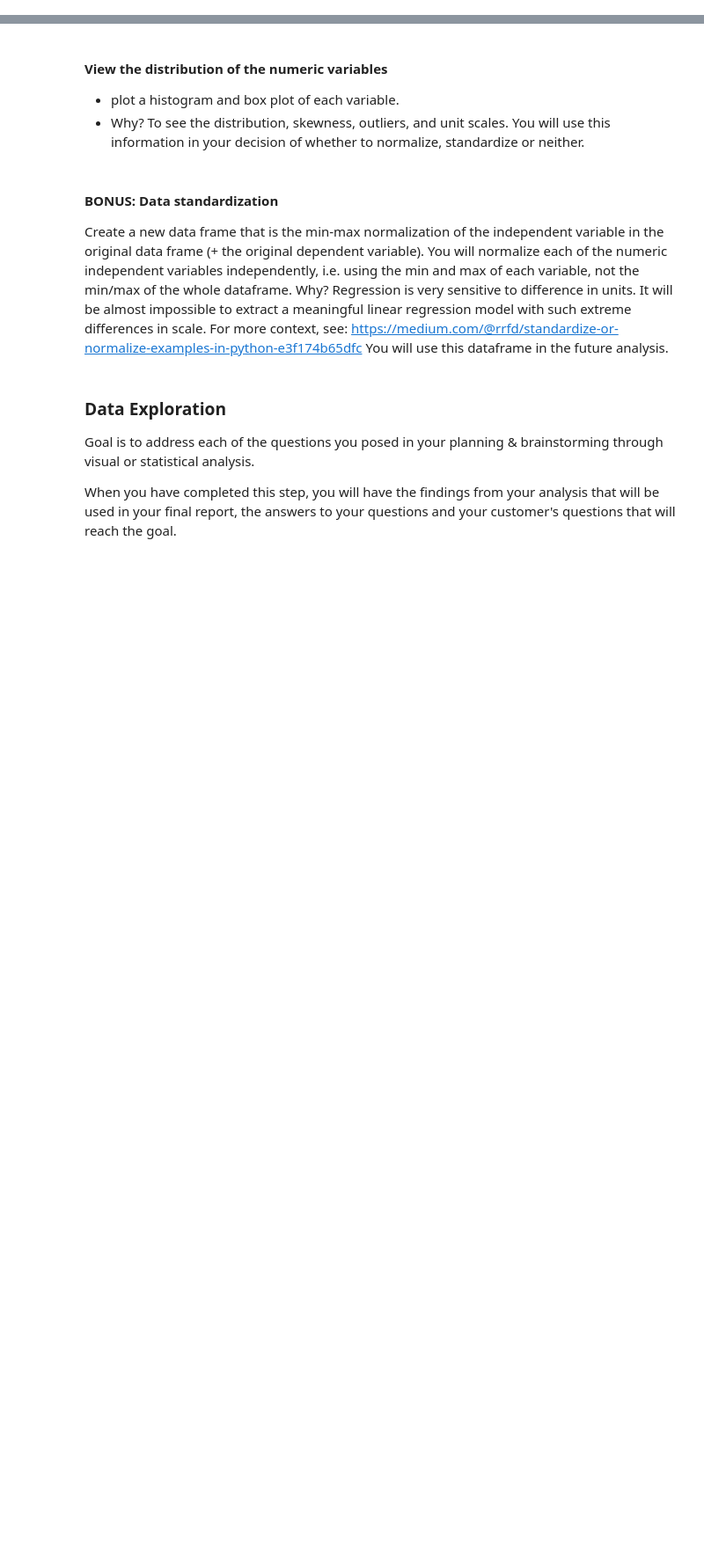
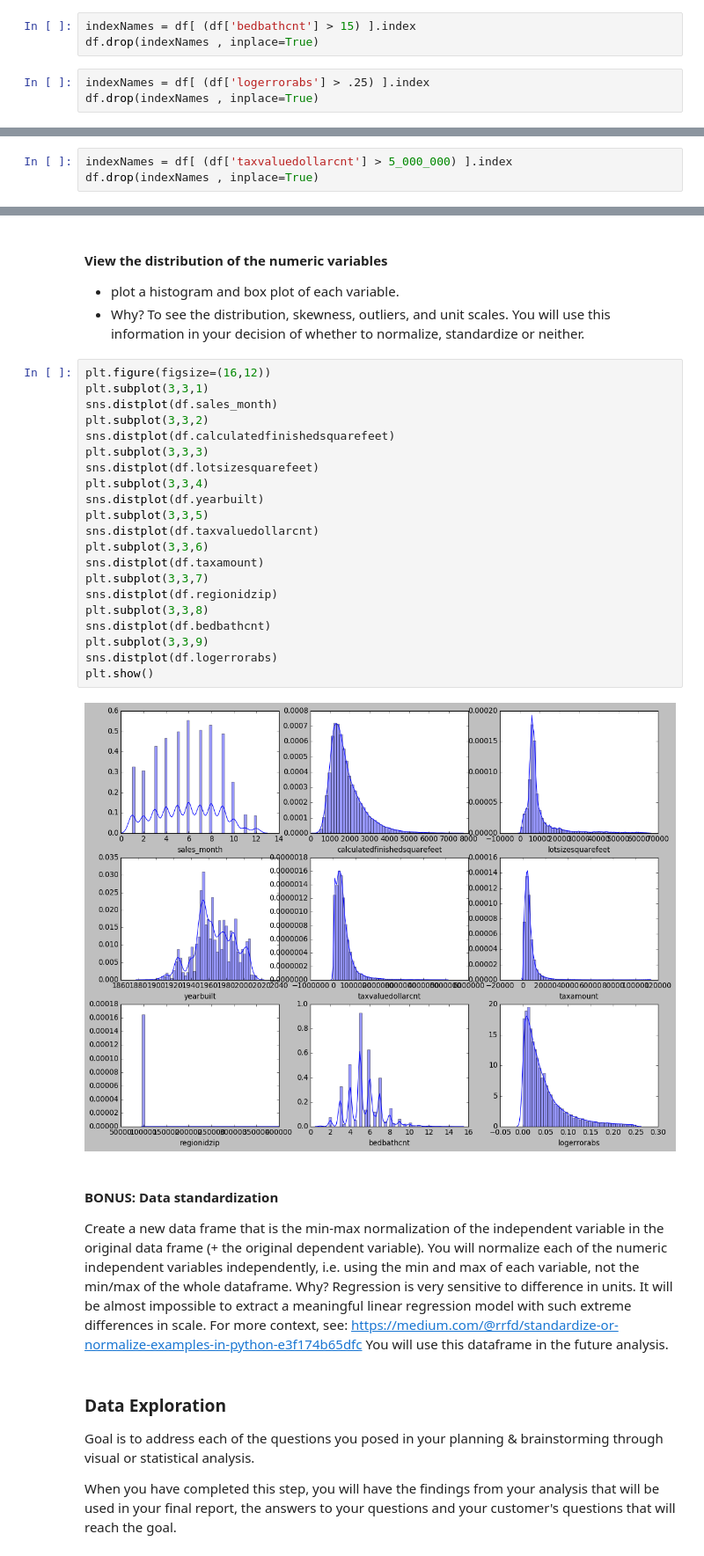
Before and after one commit to GaryGonzenbach/codeup-ds-projects, a Jupyter notebook: Regression_Project_GaryGonzenbach.ipynb, the cells around one changed output, grey strips where cells are left out. Shown at 88% size. Saved outputs shown, nothing was run; the diff lists cells and outputs as text; blank space fills up the shorter version.

```diff
--- a/Regression_Project_GaryGonzenbach.ipynb
+++ b/Regression_Project_GaryGonzenbach.ipynb
@@ -281,0 +278,6 @@ df.describe()
+# %%
+indexNames = df[ (df['bedbathcnt'] > 15) ].index
+df.drop(indexNames , inplace=True)
+# %%
+indexNames = df[ (df['logerrorabs'] > .25) ].index
+df.drop(indexNames , inplace=True)
@@ -281,0 +296,3 @@ df.describe()
+# %%
+indexNames = df[ (df['taxvaluedollarcnt'] > 5_000_000) ].index
+df.drop(indexNames , inplace=True)
@@ -290,6 +336,29 @@ Why? During exploration, you will likely use this list to refer to the attribute
 #### View the distribution of the numeric variables
 - plot a histogram and box plot of each variable.
 - Why? To see the distribution, skewness, outliers, and unit scales. You will use this information in your decision of whether to normalize, standardize or neither.
+# %%
+plt.figure(figsize=(16,12))
+plt.subplot(3,3,1)
+sns.distplot(df.sales_month)
+plt.subplot(3,3,2)
+sns.distplot(df.calculatedfinishedsquarefeet)
+plt.subplot(3,3,3)
+sns.distplot(df.lotsizesquarefeet)
+plt.subplot(3,3,4)
+sns.distplot(df.yearbuilt)
+plt.subplot(3,3,5)
+sns.distplot(df.taxvaluedollarcnt)
+plt.subplot(3,3,6)
+sns.distplot(df.taxamount)
+plt.subplot(3,3,7)
+sns.distplot(df.regionidzip)
+plt.subplot(3,3,8)
+sns.distplot(df.bedbathcnt)
+plt.subplot(3,3,9)
+sns.distplot(df.logerrorabs)
+plt.show()
+# %% [output]
+[figure, added]
 # %% [markdown]
 #### BONUS:  Data standardization
 Create a new data frame that is the min-max normalization of the independent variable in the original data frame (+ the original dependent variable). You will normalize each of the numeric independent variables independently, i.e. using the min and max of each variable, not the min/max of the whole dataframe. Why? Regression is very sensitive to difference in units. It will be almost impossible to extract a meaningful linear regression model with such extreme differences in scale. For more context, see: https://medium.com/@rrfd/standardize-or-normalize-examples-in-python-e3f174b65dfc
```
Also changed, not shown: parts of 47 cells of this notebook.
